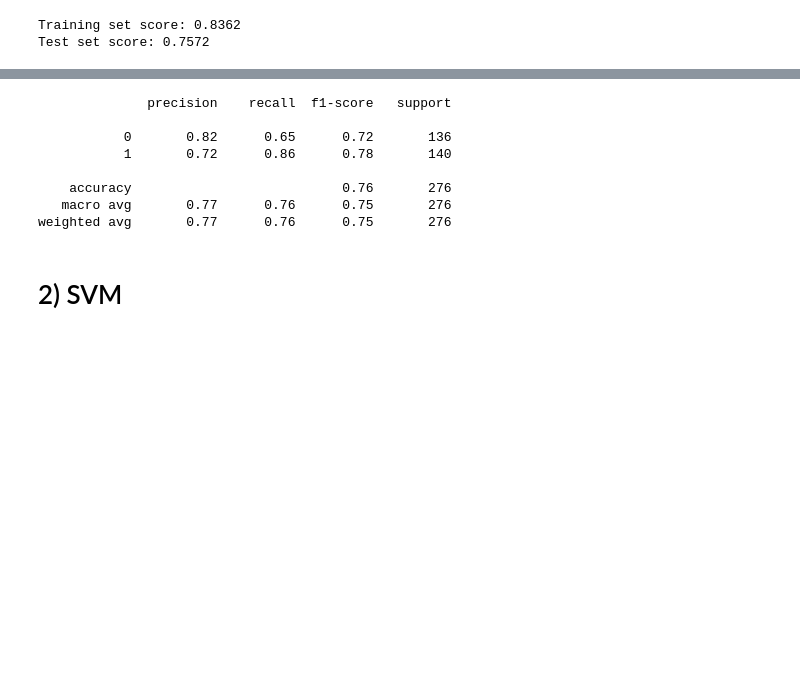
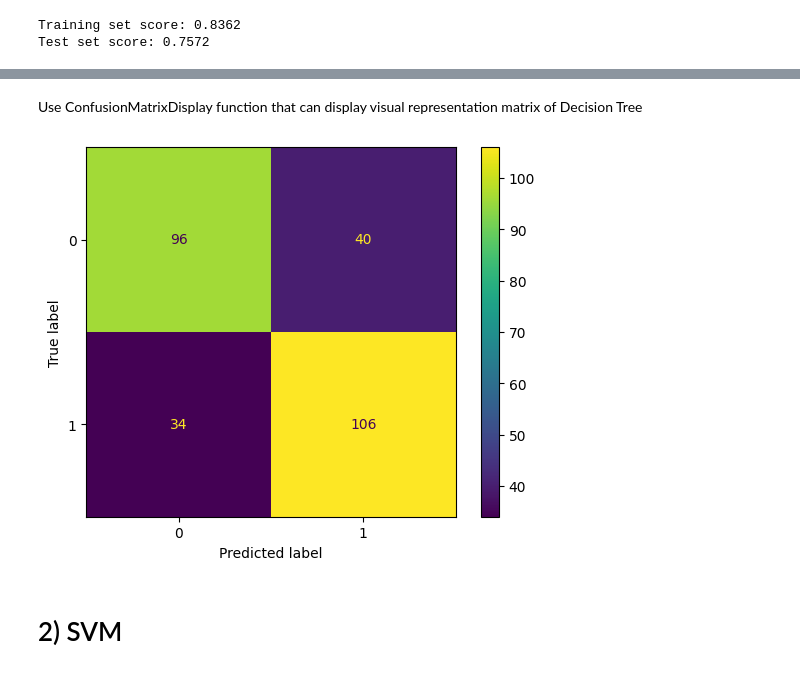
Before and after one commit to sara81a/Heart-Disease-Classification, a Jupyter notebook: Phase2/dataDescription.ipynb, the cells around one changed output, grey strips where cells are left out. Cells and saved outputs as stored; diff of their text form; code cells hidden in the pictures; blank space fills up the shorter version.

Commit message:
add visual representation matrix of Decision Tree

```diff
--- a/Phase2/dataDescription.ipynb
+++ b/Phase2/dataDescription.ipynb
@@ -785,11 +785,11 @@ print('Test set score: {:.4f}'.format(dt.score(X_test, y_test)))
 Training set score: 0.8362
 Test set score: 0.7572
 # %%
-#DT_pipe = Pipeline([('scaler', StandardScaler()), ('DT', DecisionTreeClassifier(random_state=101))])
+DT_pipe = Pipeline([('scaler', StandardScaler()), ('DT', DecisionTreeClassifier(random_state=101))])
 # %%
-#param_grid= {'DT__max_features': ['auto','sqrt','log2'],
-          #  'DT__criterion': ['gini','entropy']}
+param_grid= {'DT__max_features': ['auto','sqrt','log2'],
+            'DT__criterion': ['gini','entropy']}
 
-#DT_grid=GridSearchCV(DT_pipe, param_grid, cv=5)
+DT_grid=GridSearchCV(DT_pipe, param_grid, cv=5)
 # %%
-#DT_grid.fit(X_train,y_train)
+DT_grid.fit(X_train,y_train)
@@ -857,17 +847,10 @@ Test set score: 0.7572
-# %%
-#Classification Report#:it seems it is very good
-from sklearn.metrics import classification_report
-
-print(classification_report(y_test, Y_pred))
-# %% [output]
-              precision    recall  f1-score   support
-
-           0       0.82      0.65      0.72       136
-           1       0.72      0.86      0.78       140
-
-    accuracy                           0.76       276
-   macro avg       0.77      0.76      0.75       276
-weighted avg       0.77      0.76      0.75       276
+# %% [markdown]
+Use ConfusionMatrixDisplay function that can display visual representation matrix of Decision Tree
+# %%
+ConfusionMatrixDisplay.from_estimator(DT_grid,X_test ,
+   y_test);
+# %% [output]
+[figure, added]
 # %% [markdown]
 # 2) SVM
 # %% [markdown]
```
Also changed, not shown: parts of 12 cells of this notebook.
